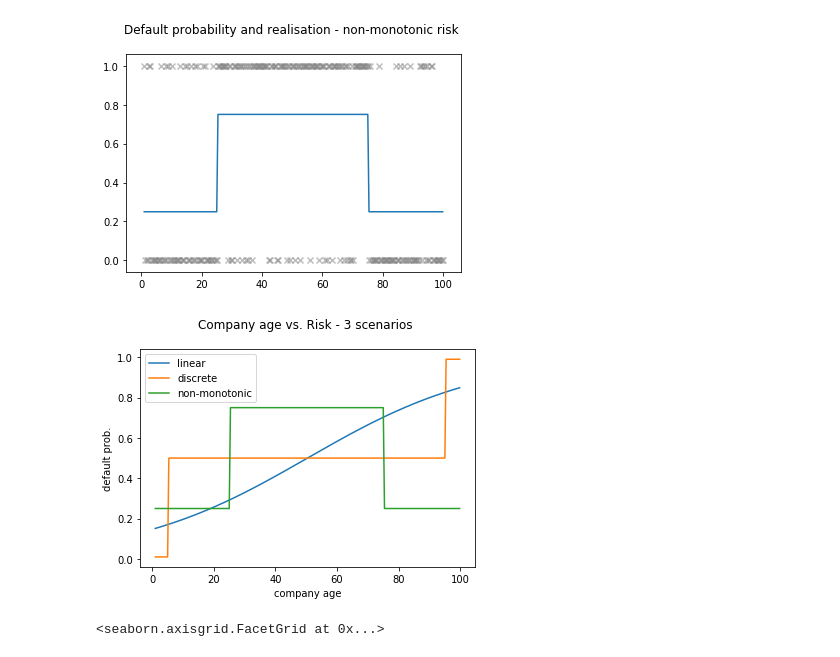
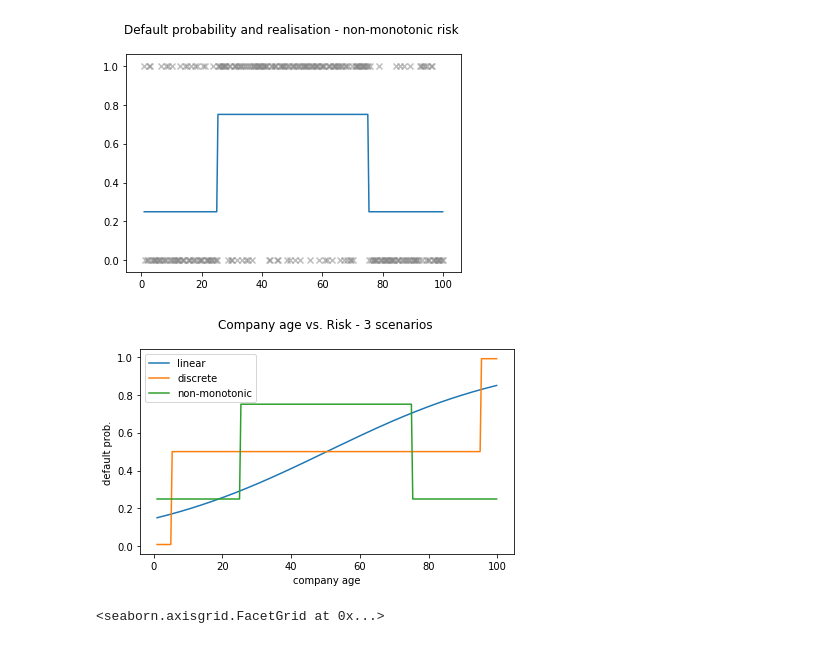
Before and after one commit to oli5679/WeightOfEvidenceDemo, a Jupyter notebook: Simulation Examples.ipynb, the cells around one changed output. Drawn from its saved outputs; the diff is of its cells as text; code cells hidden in the pictures.

```diff
--- a/Simulation Examples.ipynb
+++ b/Simulation Examples.ipynb
@@ -78,13 +78,14 @@ for risk_vector, plot_name in SCENARIOS:
 # %%
 plt.plot(company_age, linear_risk)
 plt.plot(company_age, discrete_risk)
 plt.plot(company_age, non_mono_risk)
 plt.legend(["linear", "discrete", "non-monotonic"])
 plt.title("Company age vs. Risk - 3 scenarios \n")
 plt.xlabel("company age")
 plt.ylabel("default prob.")
-
+plt.tight_layout()
+plt.savefig("age_vs_risk.png")
 plt.show()
 # %% [output]
-[figure, old version]
+[figure, new version]
 # %%
```
Also changed, not shown: parts of 1 cell of this notebook, 2 other files.
